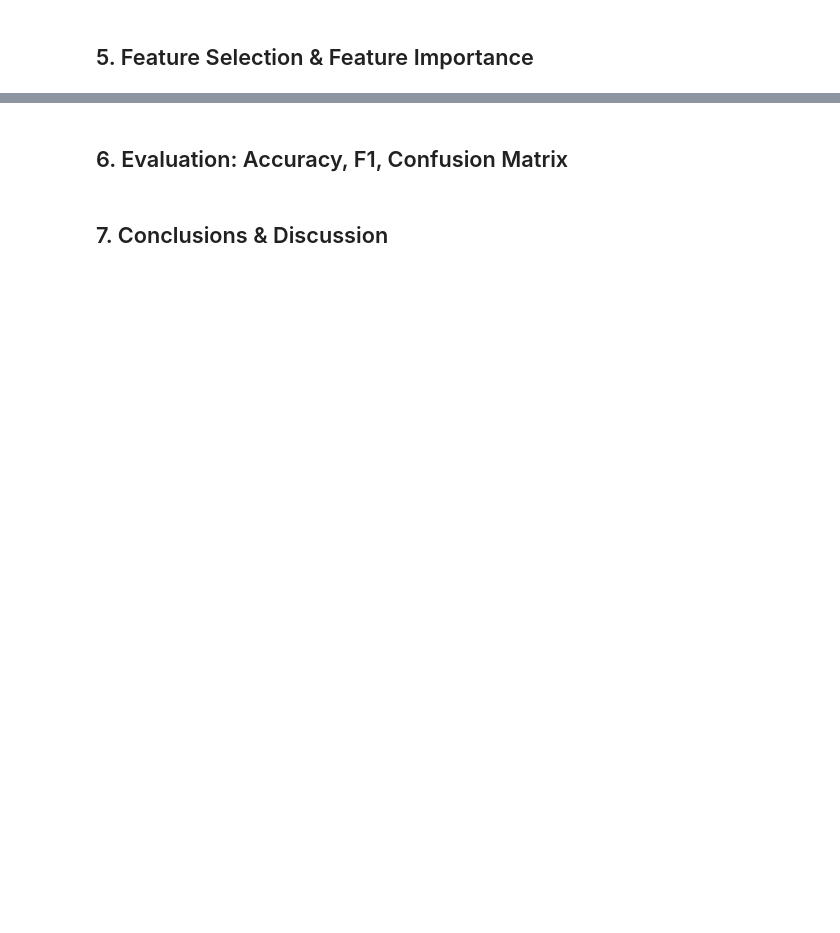
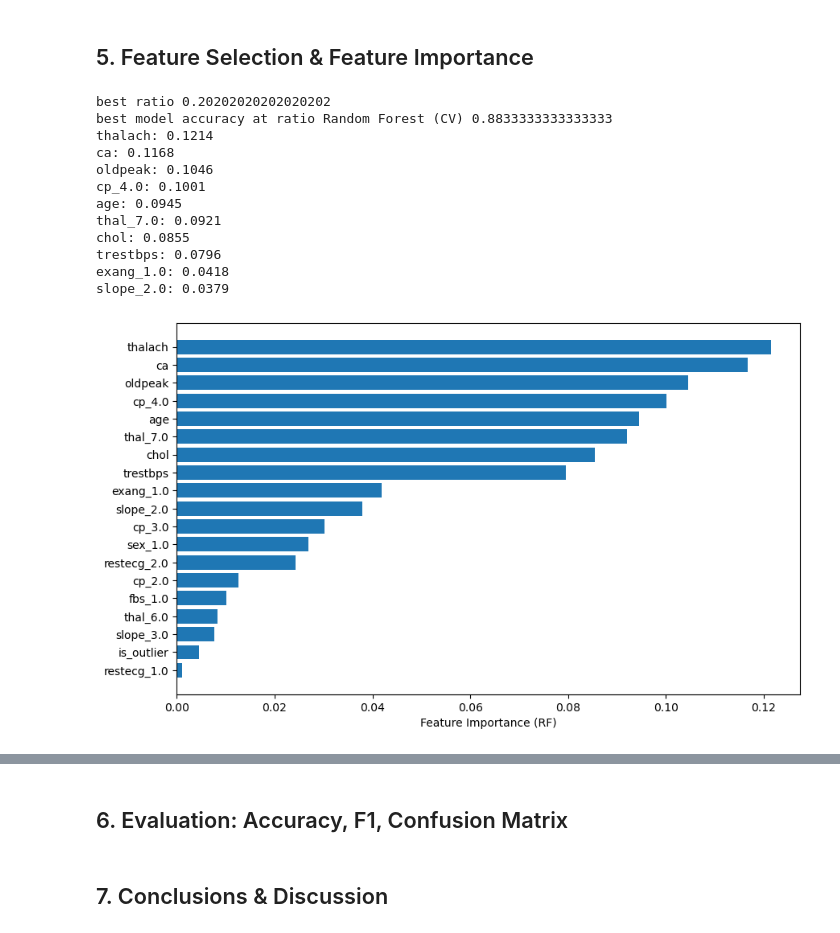
Before and after one commit to asarnoj/DM1590-project, a Jupyter notebook: project.ipynb, the cells around one changed output, grey strips where cells are left out. Saved outputs shown, nothing was run; the diff lists cells and outputs as text; code cells hidden in the pictures; blank space fills up the shorter version.

```diff
--- a/project.ipynb
+++ b/project.ipynb
@@ -1113,2 +644,71 @@ Best model: Random Forest (test), at accuracy 0.8739
 # %% [markdown]
 ## 5. Feature Selection & Feature Importance
+# %%
+# prints the best split and model from all tests
+best_split = max(supervised_models, key=lambda model: max(supervised_models[model].values()))
+print("best ratio", best_model)
+best_model = max(supervised_models[best_split], key=supervised_models[best_split].get)
+best_accuracy = supervised_models[best_split][best_model]
+print("best model accuracy at ratio", best_model, best_accuracy)
+### namn?
+
+
+
+rf = RandomForestClassifier(random_state=42) ### vi måste pröva med rätt indata
+rf.fit(X_train, y_train)
+
+importances = rf.feature_importances_
+features = X_train.columns
+features_df = pd.DataFrame({'Feature': features, 'Importance': importances})
+features_df = feat_df.sort_values(by='Importance', ascending=False)
+
+for i, row in features_df.head(10).iterrows():
+    print(f"{row['Feature']}: {row['Importance']:.4f}")
+
+# Plot
+plt.figure(figsize=(10, 6))
+plt.barh(features_df['Feature'], features_df['Importance'])
+plt.xlabel("Feature Importance (RF)")
+plt.gca().invert_yaxis()
+plt.show()
+
+from sklearn.inspection import permutation_importance
+
+model = SVC()
+model.fit(X_train, y_train)
+
+result = permutation_importance(model, X_test, y_test, n_repeats=10, random_state=42)
+
+# Show top features
+sorted_idx = result.importances_mean.argsort()[::-1]
+for idx in sorted_idx[:10]:
+    print(f"{X_train.columns[idx]}: {result.importances_mean[idx]:.4f}")
+print("\n")
+
+model = KNeighborsClassifier()
+model.fit(X_train, y_train)
+
+result = permutation_importance(model, X_test, y_test, n_repeats=10, random_state=42)
+
+# Show top features
+sorted_idx = result.importances_mean.argsort()[::-1]
+for idx in sorted_idx[:10]:
+    print(f"{X_train.columns[idx]}: {result.importances_mean[idx]:.4f}")
+print("\n")
+
+importance = pd.Series(lr_model.coef_[0], index=X_train.columns)
+print("Top weights:\n", importance.sort_values(key=abs, ascending=False).head(10))
+# %% [output]
+best ratio 0.20202020202020202
+best model accuracy at ratio Random Forest (CV) 0.8833333333333333
+thalach: 0.1214
+ca: 0.1168
+oldpeak: 0.1046
+cp_4.0: 0.1001
+age: 0.0945
+thal_7.0: 0.0921
+chol: 0.0855
+trestbps: 0.0796
+exang_1.0: 0.0418
+slope_2.0: 0.0379
+[figure, added]
```
Also changed, not shown: parts of 12 cells of this notebook.
